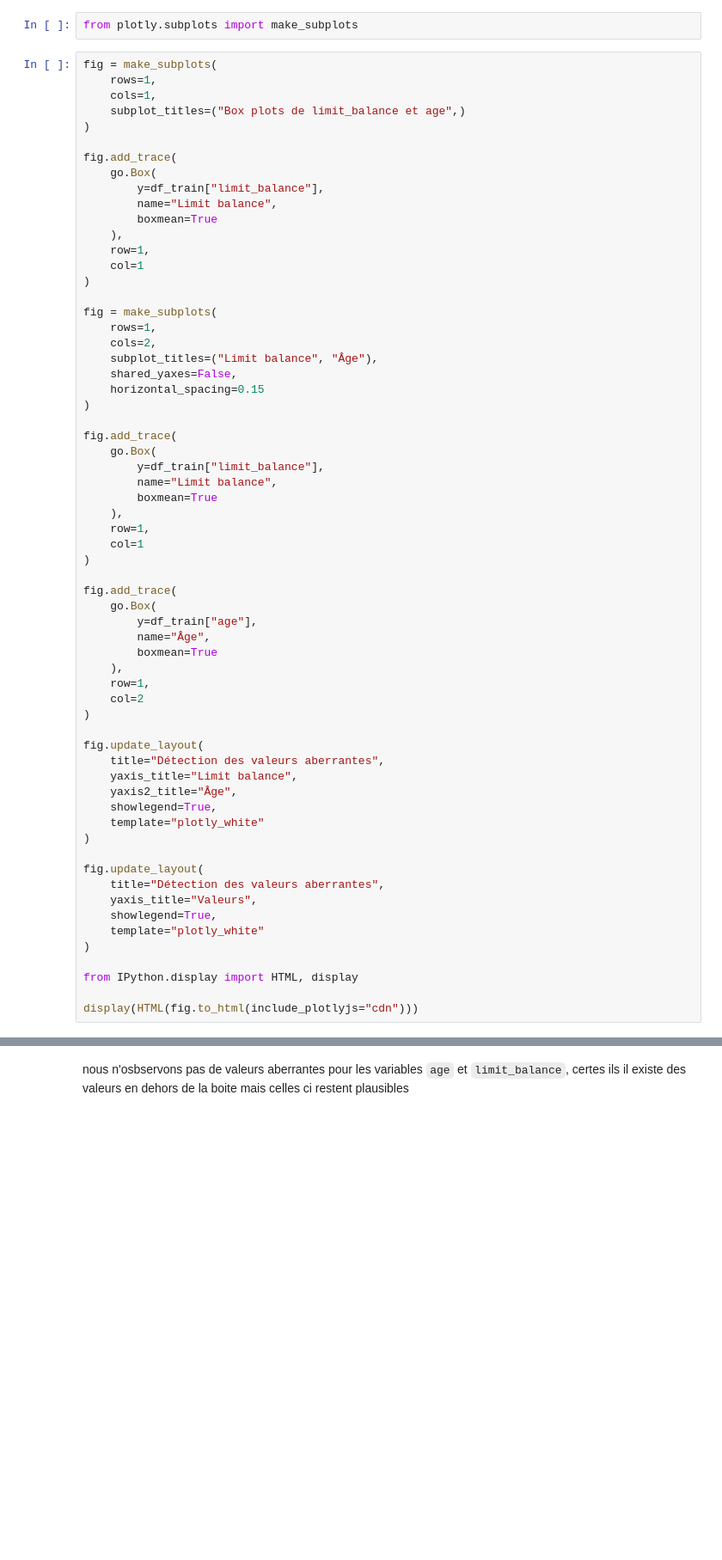
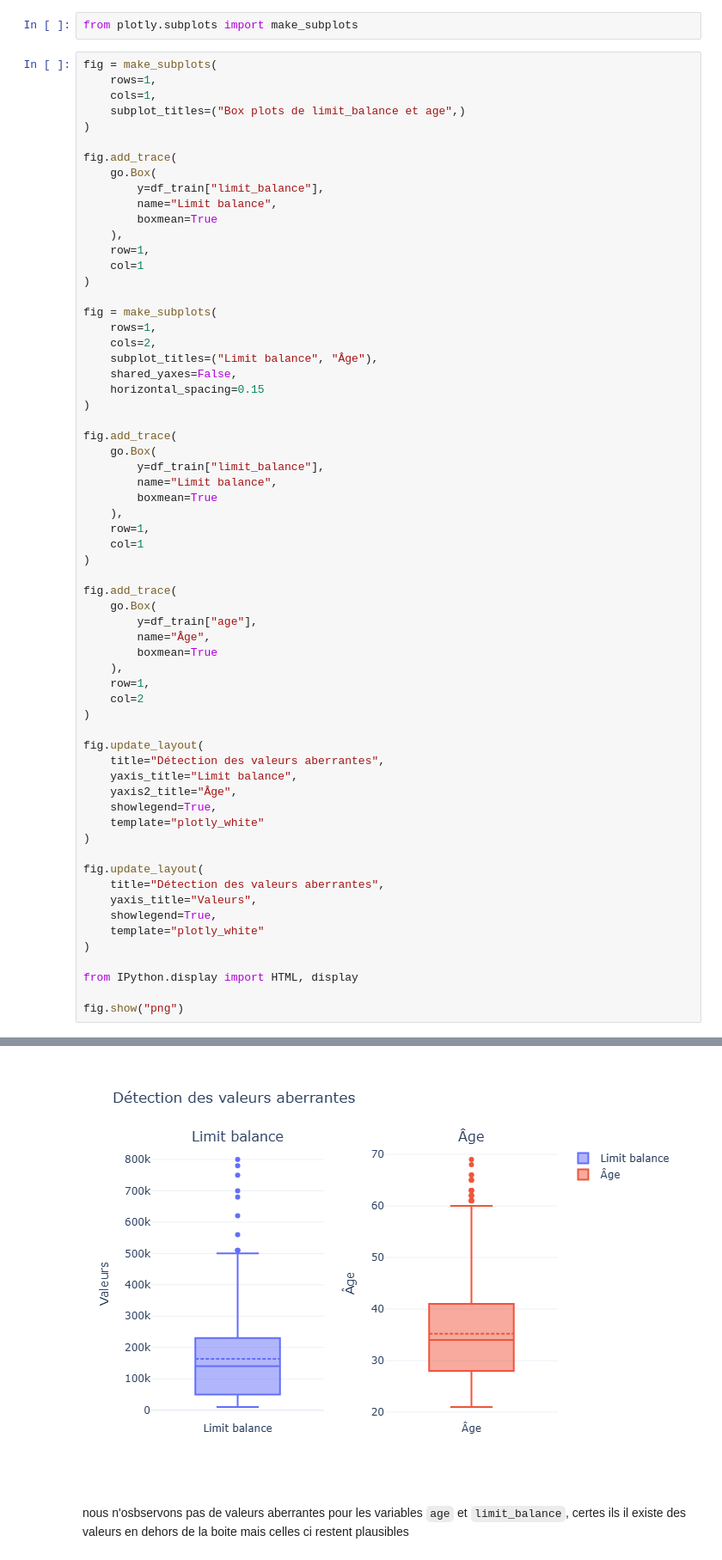
Before and after one commit to Tibak2206/Talk_to_my_data, a Jupyter notebook: notebooks/01_setup_repo_et_eda.ipynb, the cells around one changed output, grey strips where cells are left out. Shown at 86% size. Saved outputs shown, nothing was run; the diff lists cells and outputs as text; blank space fills up the shorter version.

```diff
--- a/notebooks/01_setup_repo_et_eda.ipynb
+++ b/notebooks/01_setup_repo_et_eda.ipynb
@@ -323,5 +325,5 @@ fig.update_layout(
 
 from IPython.display import HTML, display
 
-display(HTML(fig.to_html(include_plotlyjs="cdn")))
+fig.show("png")
 # %% [output]
@@ -329,3 +330,4 @@ display(HTML(fig.to_html(include_plotlyjs="cdn")))
+[figure, added]
 # %% [markdown]
 nous n'osbservons pas de valeurs aberrantes pour les variables `age` et `limit_balance`, certes ils il existe des valeurs en dehors de la boite mais celles ci restent plausibles
 # %%
```
Also changed, not shown: parts of 18 cells of this notebook, 3 other files.
